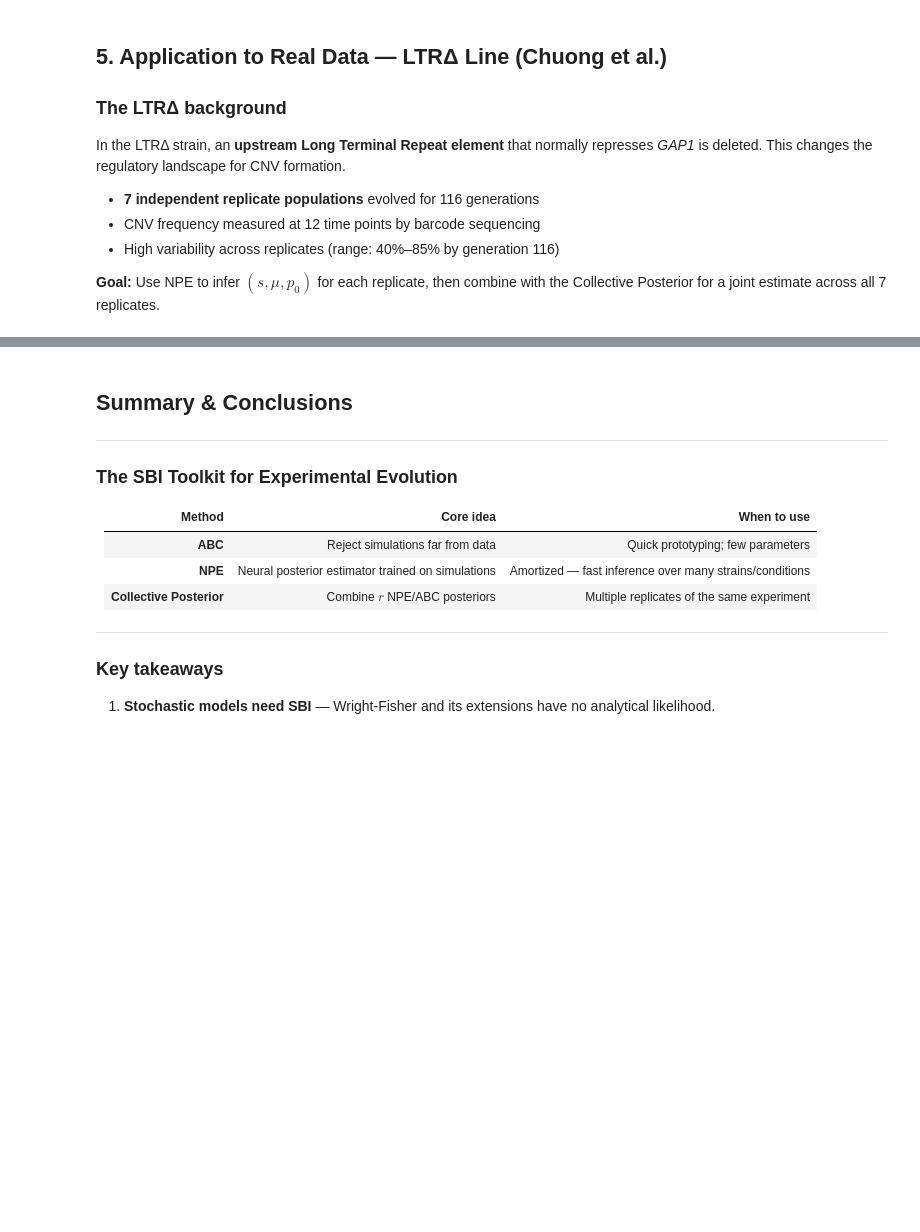
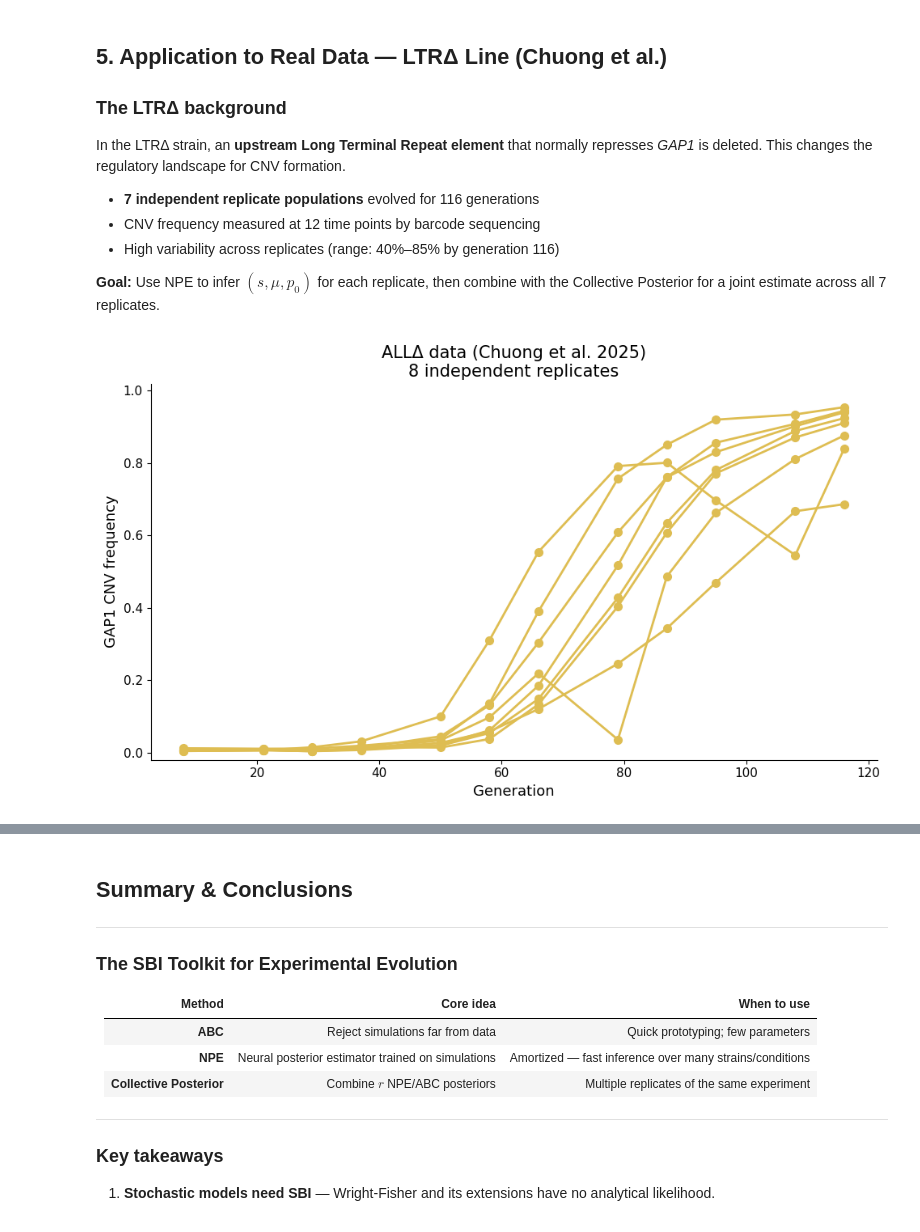
Before and after one commit to nadavbennun1/evo-simulators-tutorial, a Jupyter notebook: SBI_tutorial.ipynb, the cells around one changed output, grey strips where cells are left out. Saved outputs shown, nothing was run; the diff lists cells and outputs as text; code cells hidden in the pictures; blank space fills up the shorter version.

```diff
--- a/SBI_tutorial.ipynb
+++ b/SBI_tutorial.ipynb
@@ -738,49 +748,24 @@ Collective Posterior for a joint estimate across all 7 replicates.
 # %%
 all_df = pd.read_csv('data/all.csv', index_col=0)
 all_df.columns = all_df.columns.astype(int)   # column names are generation numbers
 
-print(f"ALLΔ replicates: {list(all_df.index)}")
-print(f"Generations    : {list(all_df.columns)}")
-print(f"\nData (CNV fractions):")
-print(all_df.round(3).to_string())
+# ── Plot all 8 replicates ────────────────────────────────────────────────────
+fig, ax = plt.subplots(figsize=(10, 6))
 
-# ── Plot all 8 replicates ────────────────────────────────────────────────────
-fig, axes = plt.subplots(1, 2, figsize=(14, 5))
-
-# Panel A: raw trajectories
-ax = axes[0]
 for j, (strain, row) in enumerate(all_df.iterrows()):
     ax.plot(all_df.columns, row.values, 'o-',
-            color=REP_COLORS[j], ms=7, lw=2, label=strain)
+            color='#DEBD52', ms=7, lw=2)
 ax.set_xlabel('Generation')
 ax.set_ylabel('GAP1 CNV frequency')
-ax.set_title('ALLΔ — 8 independent replicates')
+ax.set_title('ALLΔ data (Chuong et al. 2025)\n8 independent replicates')
 ax.set_ylim(-0.02, 1.02)
-ax.legend(fontsize=9, ncol=2)
-
-# Panel B: spread across replicates
-ax = axes[1]
-mean_traj = all_df.mean(axis=0)
-std_traj  = all_df.std(axis=0)
-ax.fill_between(all_df.columns,
-                mean_traj - std_traj, mean_traj + std_traj,
-                alpha=0.3, color=C['coll'], label='Mean ± 1 SD')
-ax.plot(all_df.columns, mean_traj, 'o-', color=C['coll'], lw=2.5, ms=7)
-for j, (_, row) in enumerate(all_df.iterrows()):
-    ax.plot(all_df.columns, row.values, '-', color=REP_COLORS[j], alpha=0.4, lw=1)
-ax.set_xlabel('Generation')
-ax.set_ylabel('GAP1 CNV frequency')
-ax.set_title('ALLΔ — replicate spread')
-ax.set_ylim(-0.02, 1.02)
-ax.legend()
-
-plt.suptitle('Empirical Data: ALLΔ line  (Chuong et al. 2025)', fontsize=14)
 plt.tight_layout()
 plt.show()
 
 # Prepare as tensor (r × 12)
 all_Xs = torch.tensor(all_df.values, dtype=torch.float32)
-print(f"\nObservation tensor: {all_Xs.shape}  (8 replicates × 12 time points)")
+# %% [output]
+[figure, added]
 # %%
 # ── Individual NPE posteriors for each ALLΔ replicate ───────────────────────
 strains = list(all_df.index)
```
Also changed, not shown: parts of 11 cells of this notebook.
